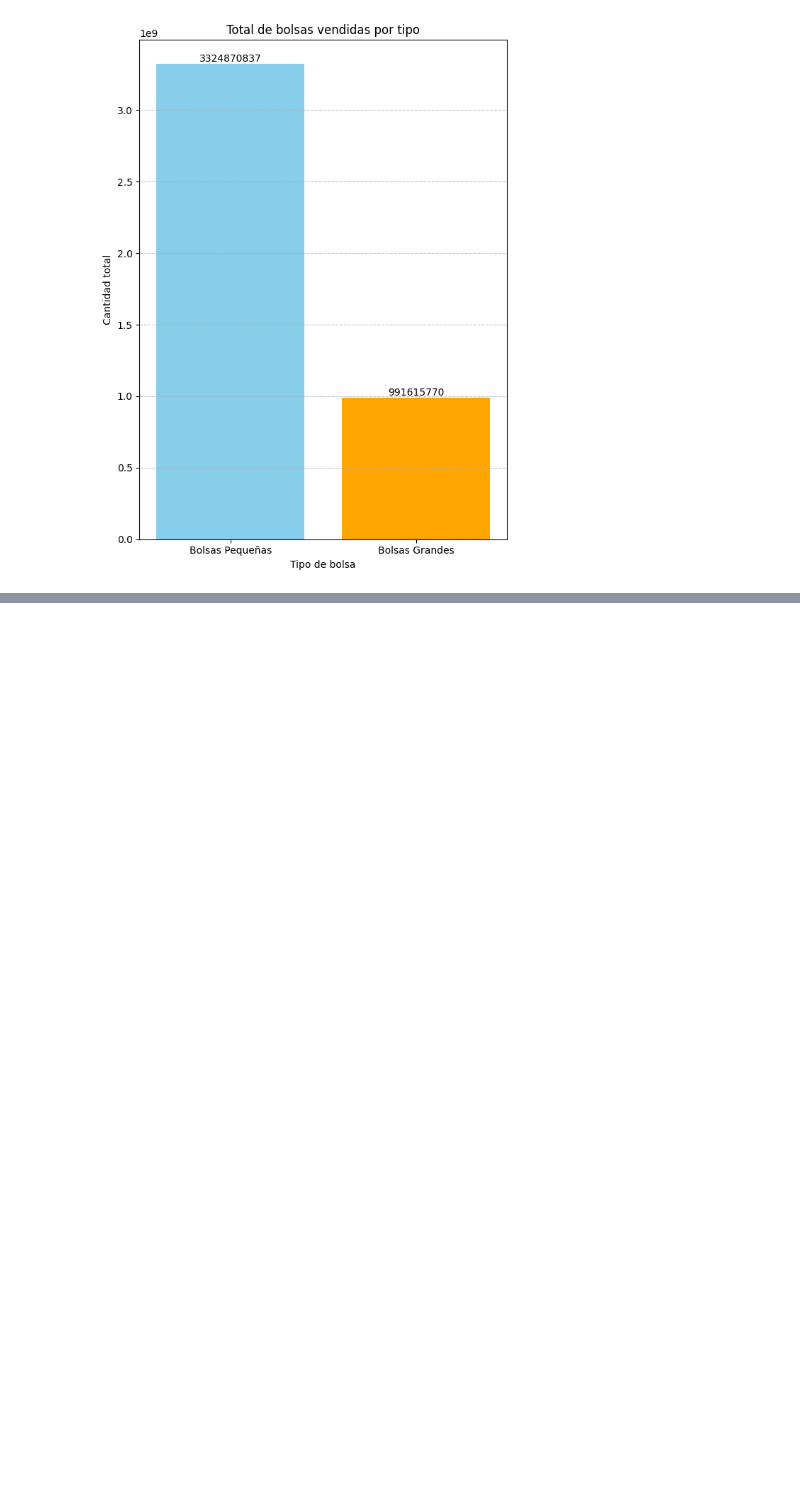
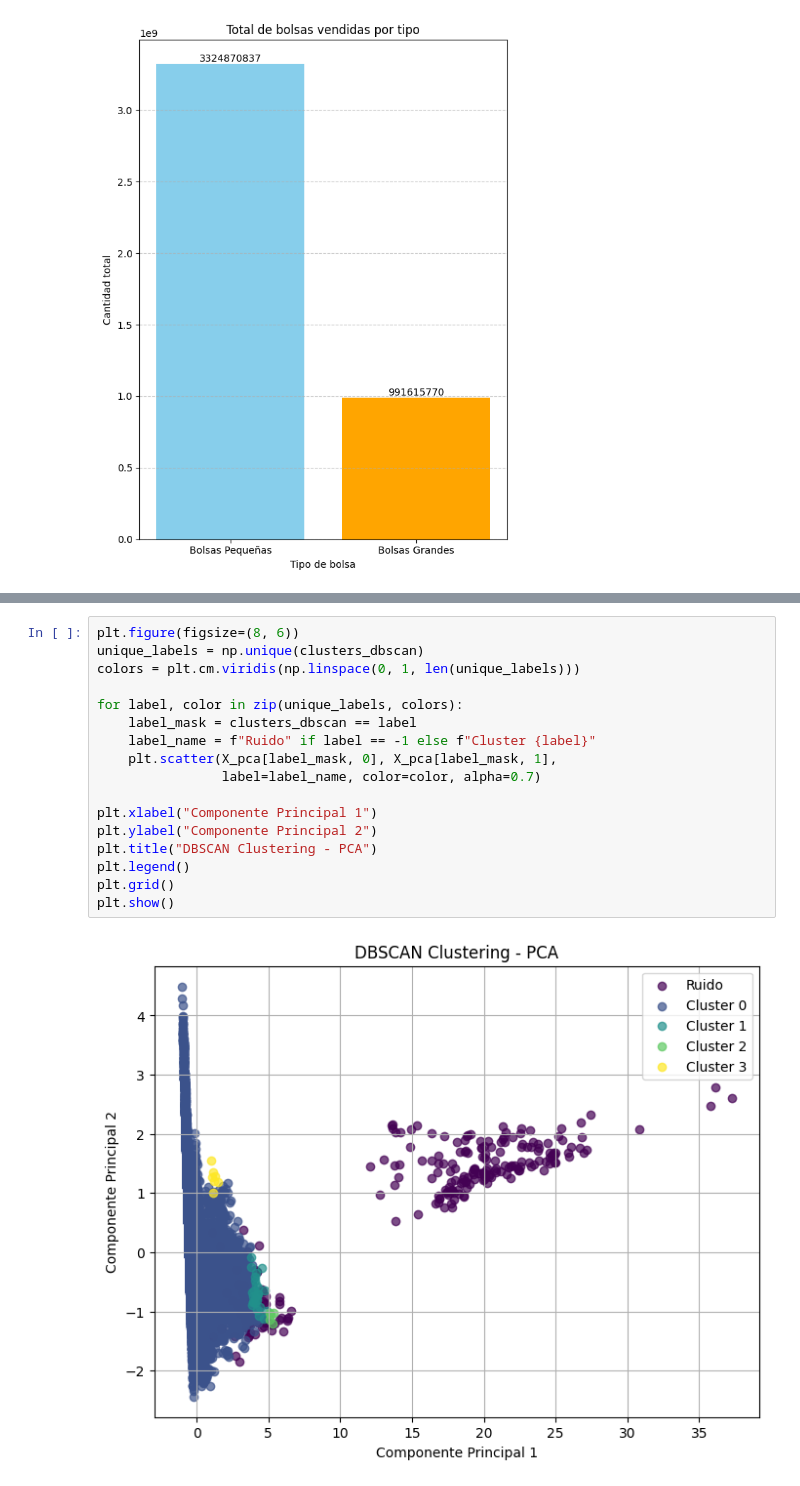
Before and after one commit to lauracoicue/Proyecto2_CDD, a Jupyter notebook: proyecto2.ipynb, the cells around one changed output, grey strips where cells are left out. Saved outputs shown, nothing was run; the diff lists cells and outputs as text; blank space fills up the shorter version.

```diff
--- a/proyecto2.ipynb
+++ b/proyecto2.ipynb
@@ -350,0 +414,19 @@ y = df.petal_length
+# %%
+plt.figure(figsize=(8, 6))
+unique_labels = np.unique(clusters_dbscan)
+colors = plt.cm.viridis(np.linspace(0, 1, len(unique_labels)))
+
+for label, color in zip(unique_labels, colors):
+    label_mask = clusters_dbscan == label
+    label_name = f"Ruido" if label == -1 else f"Cluster {label}"
+    plt.scatter(X_pca[label_mask, 0], X_pca[label_mask, 1],
+                label=label_name, color=color, alpha=0.7)
+
+plt.xlabel("Componente Principal 1")
+plt.ylabel("Componente Principal 2")
+plt.title("DBSCAN Clustering - PCA")
+plt.legend()
+plt.grid()
+plt.show()
+# %% [output]
+[figure, added]
```
Also changed, not shown: parts of 17 cells of this notebook, 1 other file.
